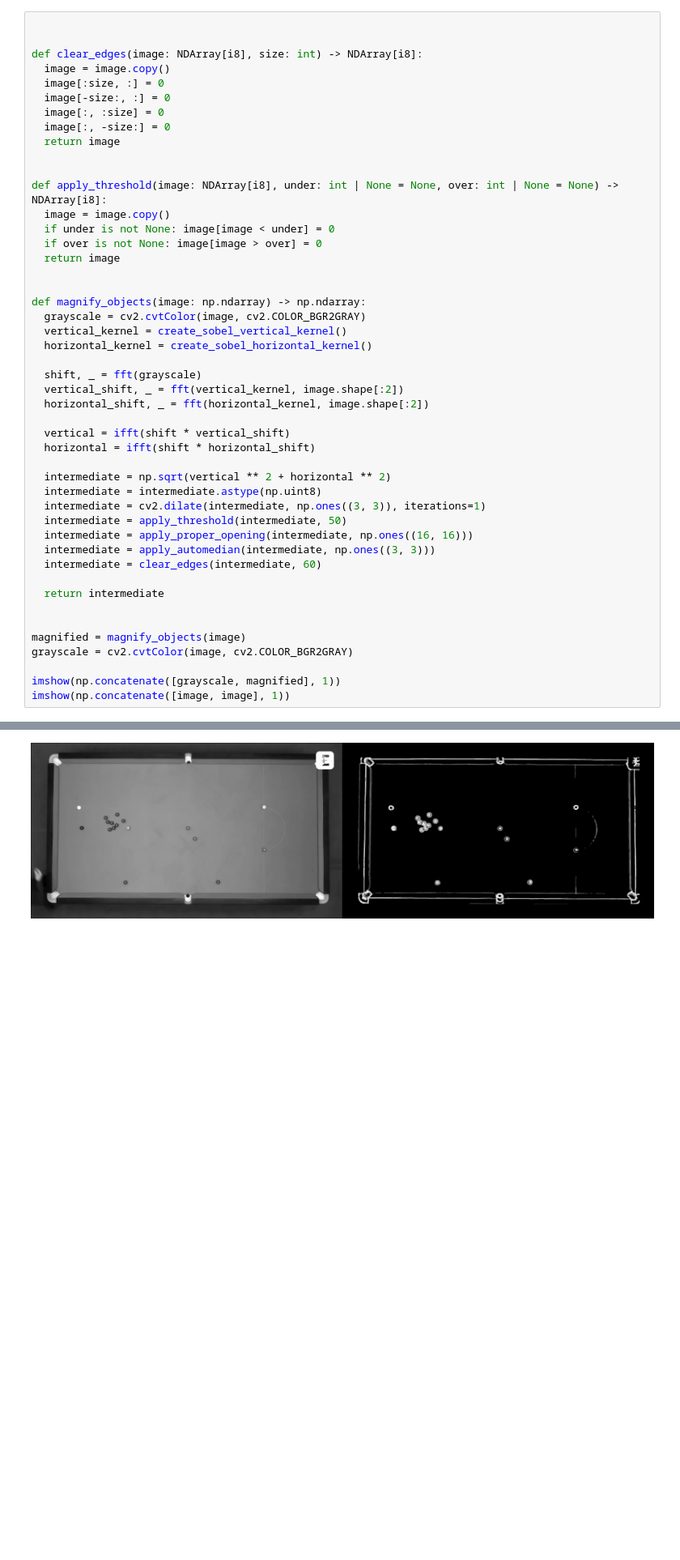
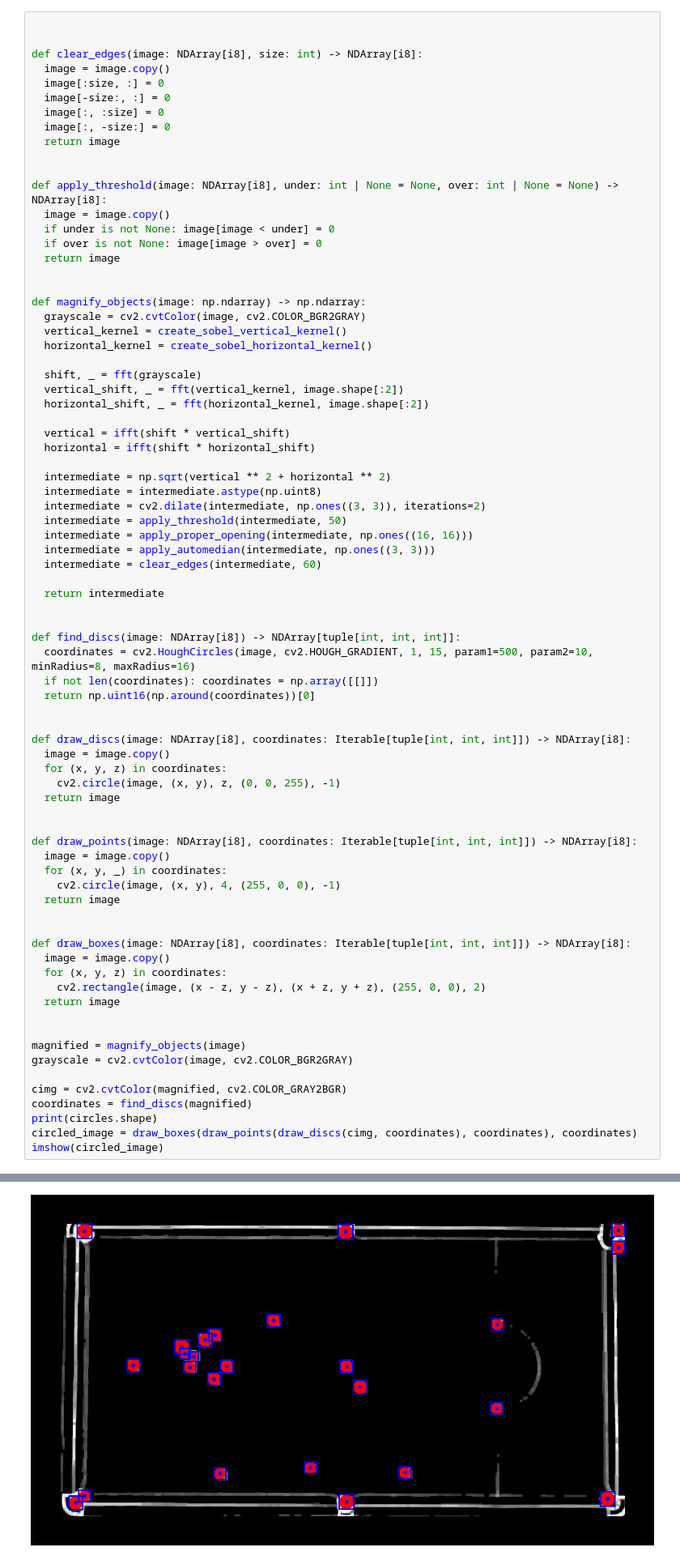
Before and after one commit to Mimikkk/study-master-2023-wk, a Jupyter notebook: project-2-image-description/notebook.ipynb, the cells around one changed output, grey strips where cells are left out. Shown at 81% size. Drawn from its saved outputs; the diff is of its cells as text; blank space fills up the shorter version.

Commit message:
coordinates

```diff
--- a/project-2-image-description/notebook.ipynb
+++ b/project-2-image-description/notebook.ipynb
@@ -201,7 +201,7 @@ def magnify_objects(image: np.ndarray) -> np.ndarray:
 
   intermediate = np.sqrt(vertical ** 2 + horizontal ** 2)
   intermediate = intermediate.astype(np.uint8)
-  intermediate = cv2.dilate(intermediate, np.ones((3, 3)), iterations=1)
+  intermediate = cv2.dilate(intermediate, np.ones((3, 3)), iterations=2)
   intermediate = apply_threshold(intermediate, 50)
   intermediate = apply_proper_opening(intermediate, np.ones((16, 16)))
   intermediate = apply_automedian(intermediate, np.ones((3, 3)))
@@ -210,9 +210,39 @@ def magnify_objects(image: np.ndarray) -> np.ndarray:
   return intermediate
 
 
+def find_discs(image: NDArray[i8]) -> NDArray[tuple[int, int, int]]:
+  coordinates = cv2.HoughCircles(image, cv2.HOUGH_GRADIENT, 1, 15, param1=500, param2=10, minRadius=8, maxRadius=16)
+  if not len(coordinates): coordinates = np.array([[]])
+  return np.uint16(np.around(coordinates))[0]
+
+
+def draw_discs(image: NDArray[i8], coordinates: Iterable[tuple[int, int, int]]) -> NDArray[i8]:
+  image = image.copy()
+  for (x, y, z) in coordinates:
+    cv2.circle(image, (x, y), z, (0, 0, 255), -1)
+  return image
+
+
+def draw_points(image: NDArray[i8], coordinates: Iterable[tuple[int, int, int]]) -> NDArray[i8]:
+  image = image.copy()
+  for (x, y, _) in coordinates:
+    cv2.circle(image, (x, y), 4, (255, 0, 0), -1)
+  return image
+
+
+def draw_boxes(image: NDArray[i8], coordinates: Iterable[tuple[int, int, int]]) -> NDArray[i8]:
+  image = image.copy()
+  for (x, y, z) in coordinates:
+    cv2.rectangle(image, (x - z, y - z), (x + z, y + z), (255, 0, 0), 2)
+  return image
+
+
 magnified = magnify_objects(image)
 grayscale = cv2.cvtColor(image, cv2.COLOR_BGR2GRAY)
 
-imshow(np.concatenate([grayscale, magnified], 1))
-imshow(np.concatenate([image, image], 1))
+cimg = cv2.cvtColor(magnified, cv2.COLOR_GRAY2BGR)
+coordinates = find_discs(magnified)
+print(circles.shape)
+circled_image = draw_boxes(draw_points(draw_discs(cimg, coordinates), coordinates), coordinates)
+imshow(circled_image)
 # %% [output]
@@ -219 +250 @@ imshow(np.concatenate([image, image], 1))
-[figure, old version]
+[figure, new version]
```
Also changed, not shown: parts of 3 cells of this notebook.
